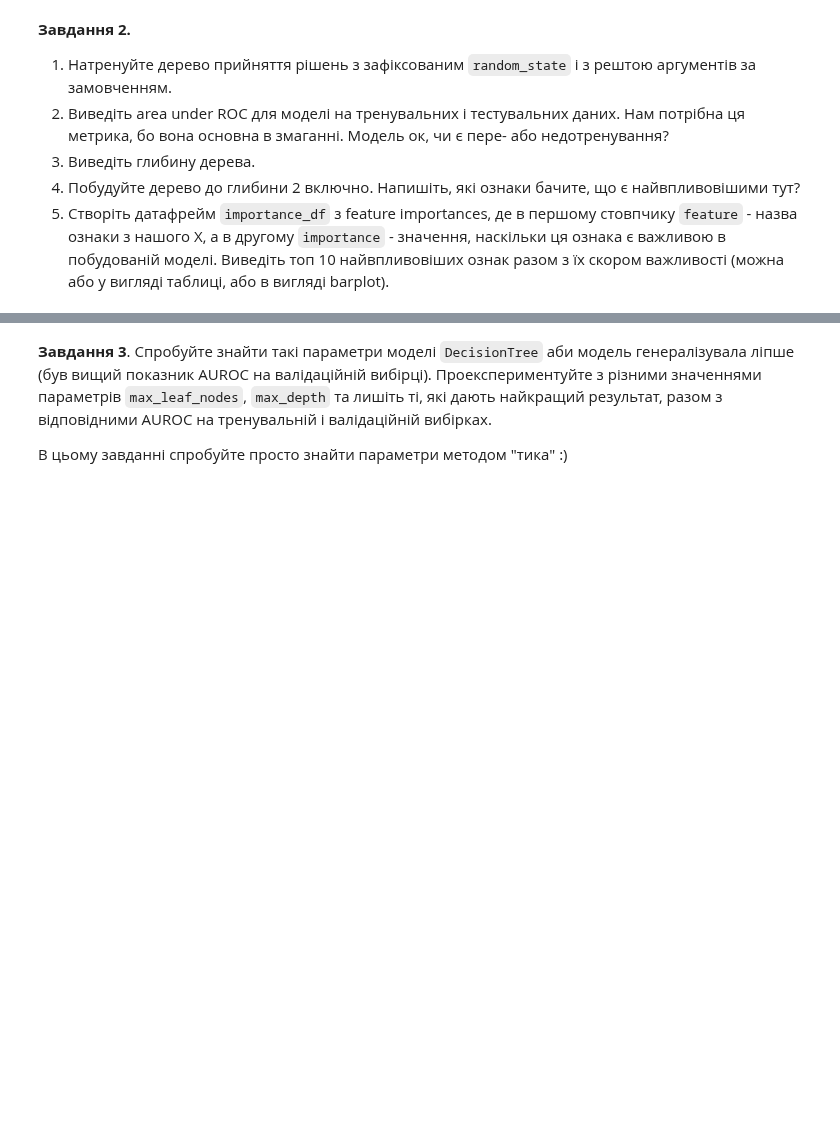
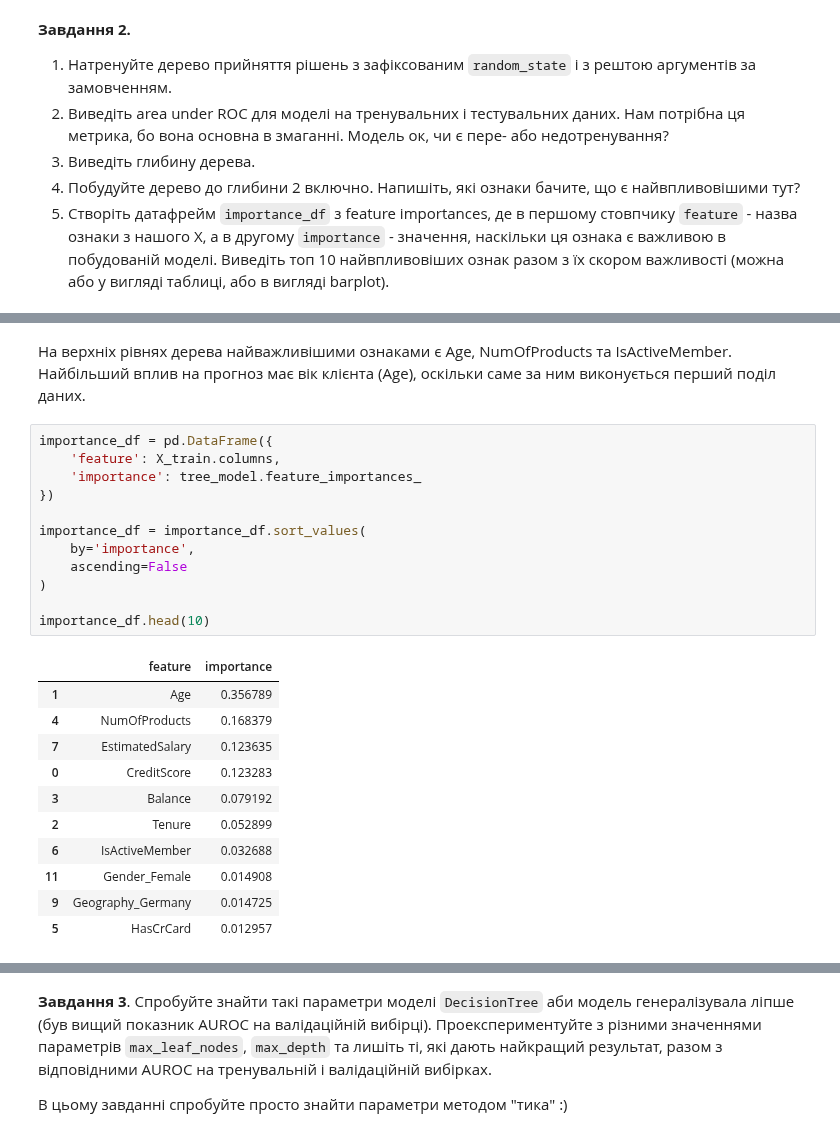
Before and after one commit to inna1999-pl/python_for_ds_tasks, a Jupyter notebook: Machine learning. New course/Kaggle competition 1 (Bank Customer Churn Prediction (DLU Course c.5))/HW_2_3_Дерева_прийняття_рішень.ipynb, the cells around one changed output, grey strips where cells are left out. Drawn from its saved outputs; the diff is of its cells as text; blank space fills up the shorter version.

```diff
--- a/Machine learning. New course/Kaggle competition 1 (Bank Customer Churn Prediction (DLU Course c.5))/HW_2_3_Дерева_прийняття_рішень.ipynb
+++ b/Machine learning. New course/Kaggle competition 1 (Bank Customer Churn Prediction (DLU Course c.5))/HW_2_3_Дерева_прийняття_рішень.ipynb
@@ -43,0 +126,26 @@
+# %% [markdown]
+На верхніх рівнях дерева найважливішими ознаками є Age, NumOfProducts та IsActiveMember. Найбільший вплив на прогноз має вік клієнта (Age), оскільки саме за ним виконується перший поділ даних.
+# %%
+importance_df = pd.DataFrame({
+    'feature': X_train.columns,
+    'importance': tree_model.feature_importances_
+})
+
+importance_df = importance_df.sort_values(
+    by='importance',
+    ascending=False
+)
+
+importance_df.head(10)
+# %% [output]
+|  | feature | importance |
+| 1 | Age | 0.356789 |
+| 4 | NumOfProducts | 0.168379 |
+| 7 | EstimatedSalary | 0.123635 |
+| 0 | CreditScore | 0.123283 |
+| 3 | Balance | 0.079192 |
+| 2 | Tenure | 0.052899 |
+| 6 | IsActiveMember | 0.032688 |
+| 11 | Gender_Female | 0.014908 |
+| 9 | Geography_Germany | 0.014725 |
+| 5 | HasCrCard | 0.012957 |
```
Also changed, not shown: parts of 24 cells of this notebook.
